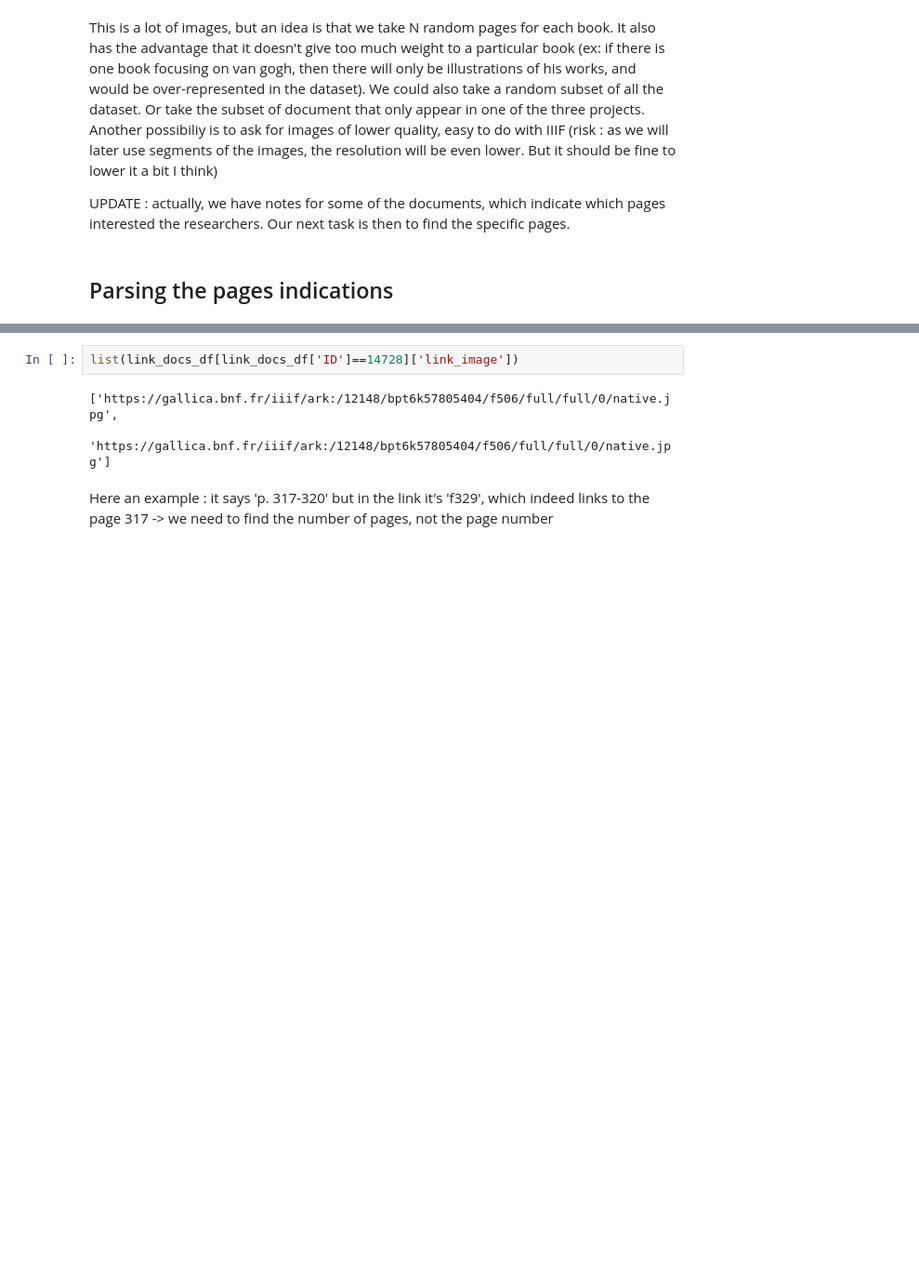
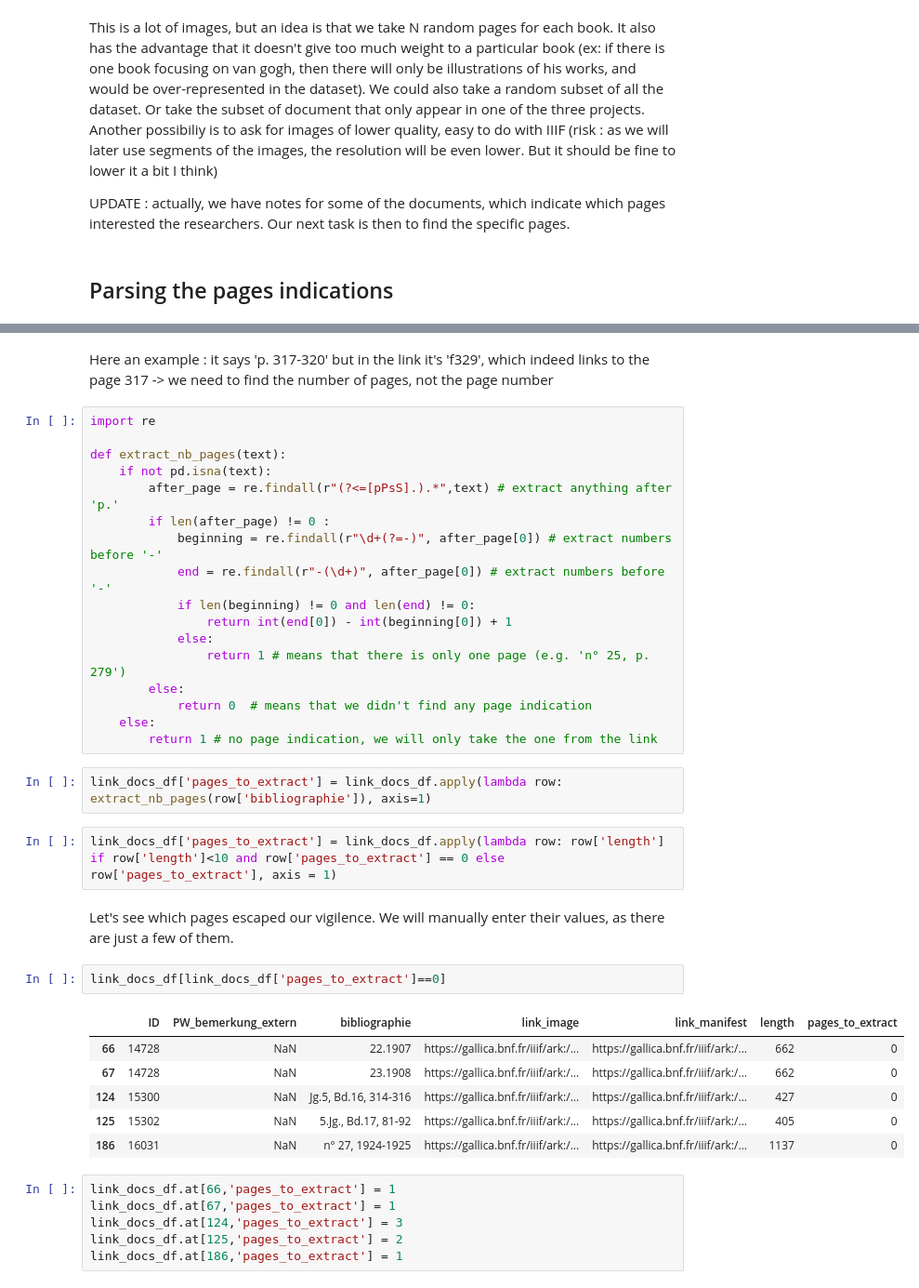
Before and after one commit to dfk-paris/DFKV-illustrations, a Jupyter notebook: 2_gallica_subset/Gallica_subset.ipynb, the cells around one changed output, grey strips where cells are left out. Shown at 93% size. Saved outputs shown, nothing was run; the diff lists cells and outputs as text; blank space fills up the shorter version.

```diff
--- a/2_gallica_subset/Gallica_subset.ipynb
+++ b/2_gallica_subset/Gallica_subset.ipynb
@@ -254,7 +234,40 @@ link_docs_df.loc[50:100]
-# %%
-list(link_docs_df[link_docs_df['ID']==14728]['link_image'])
-# %% [output]
-['https://gallica.bnf.fr/iiif/ark:/12148/bpt6k57805404/f506/full/full/0/native.jpg',
- 'https://gallica.bnf.fr/iiif/ark:/12148/bpt6k57805404/f506/full/full/0/native.jpg']
 # %% [markdown]
 Here an example : it says 'p. 317-320' but in the link it's 'f329', which indeed links to the page 317 -> we need to find the number of pages, not the page number
+# %%
+import re
+
+def extract_nb_pages(text):
+    if not pd.isna(text):
+        after_page = re.findall(r"(?<=[pPsS].).*",text) # extract anything after 'p.'
+        if len(after_page) != 0 :
+            beginning = re.findall(r"\d+(?=-)", after_page[0]) # extract numbers before '-'
+            end = re.findall(r"-(\d+)", after_page[0]) # extract numbers before '-'
+            if len(beginning) != 0 and len(end) != 0:
+                return int(end[0]) - int(beginning[0]) + 1
+            else:
+                return 1 # means that there is only one page (e.g. 'n° 25, p. 279')
+        else:
+            return 0  # means that we didn't find any page indication
+    else:
+        return 1 # no page indication, we will only take the one from the link
+# %%
+link_docs_df['pages_to_extract'] = link_docs_df.apply(lambda row: extract_nb_pages(row['bibliographie']), axis=1)
+# %%
+link_docs_df['pages_to_extract'] = link_docs_df.apply(lambda row: row['length'] if row['length']<10 and row['pages_to_extract'] == 0 else row['pages_to_extract'], axis = 1)
+# %% [markdown]
+Let's see which pages escaped our vigilence. We will manually enter their values, as there are just a few of them.
+# %%
+link_docs_df[link_docs_df['pages_to_extract']==0]
+# %% [output]
+|  | ID | PW_bemerkung_extern | bibliographie | link_image | link_manifest | length | pages_to_extract |
+| 66 | 14728 | NaN | 22.1907 | https://gallica.bnf.fr/iiif/ark:/... | https://gallica.bnf.fr/iiif/ark:/... | 662 | 0 |
+| 67 | 14728 | NaN | 23.1908 | https://gallica.bnf.fr/iiif/ark:/... | https://gallica.bnf.fr/iiif/ark:/... | 662 | 0 |
+| 124 | 15300 | NaN | Jg.5, Bd.16, 314-316 | https://gallica.bnf.fr/iiif/ark:/... | https://gallica.bnf.fr/iiif/ark:/... | 427 | 0 |
+| 125 | 15302 | NaN | 5.Jg., Bd.17, 81-92 | https://gallica.bnf.fr/iiif/ark:/... | https://gallica.bnf.fr/iiif/ark:/... | 405 | 0 |
+| 186 | 16031 | NaN | n° 27, 1924-1925 | https://gallica.bnf.fr/iiif/ark:/... | https://gallica.bnf.fr/iiif/ark:/... | 1137 | 0 |
+# %%
+link_docs_df.at[66,'pages_to_extract'] = 1
+link_docs_df.at[67,'pages_to_extract'] = 1
+link_docs_df.at[124,'pages_to_extract'] = 3
+link_docs_df.at[125,'pages_to_extract'] = 2
+link_docs_df.at[186,'pages_to_extract'] = 1
```
Also changed, not shown: parts of 15 cells of this notebook.
